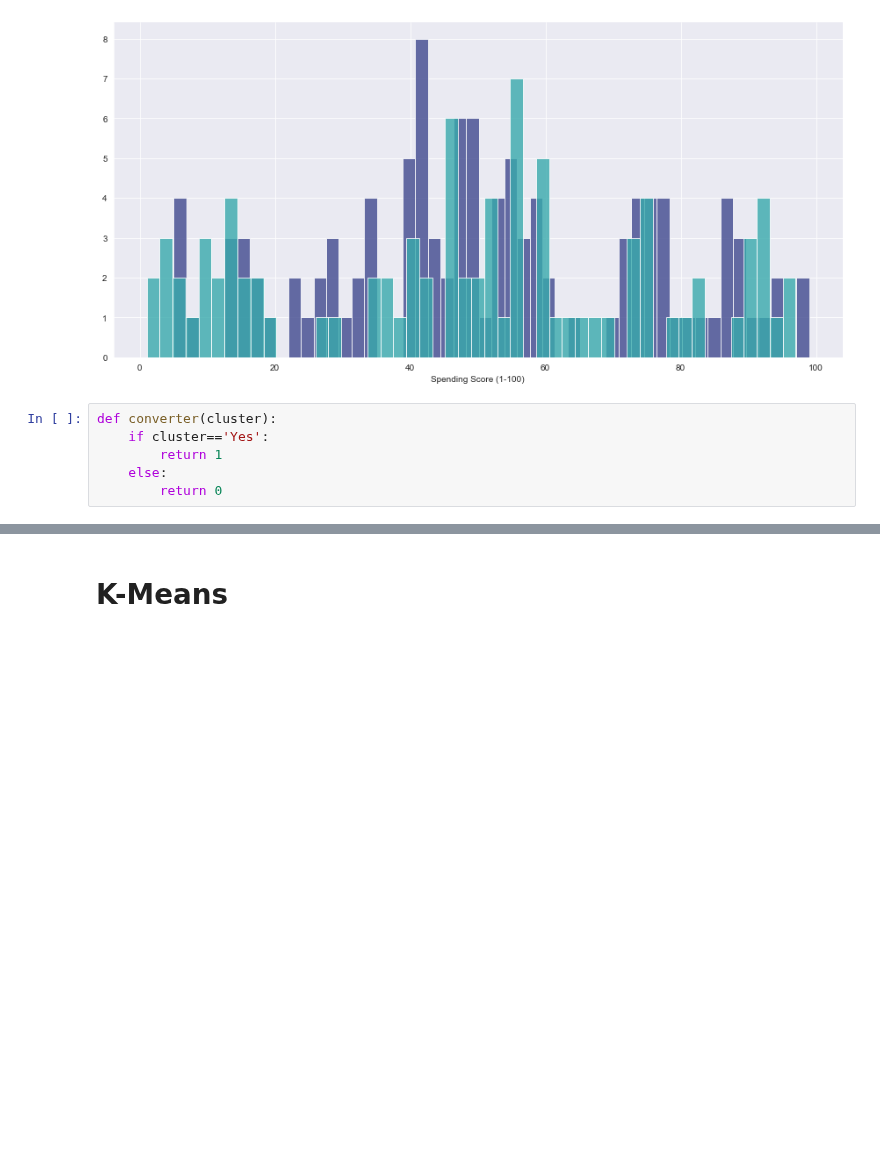
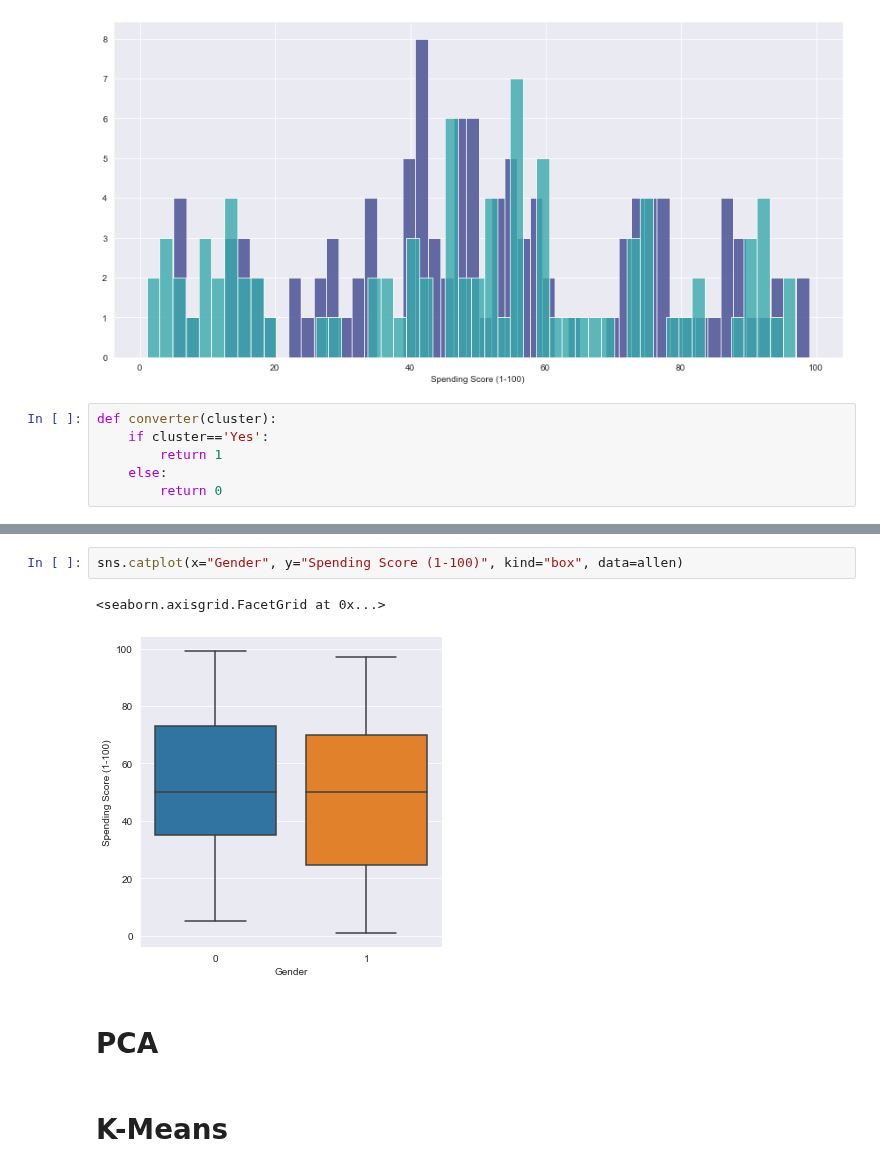
Before and after one commit to abphilip-vit/College7, a Jupyter notebook: T4/T4.ipynb, the cells around one changed output, grey strips where cells are left out. Cells and saved outputs as stored; diff of their text form; blank space fills up the shorter version.

```diff
--- a/T4/T4.ipynb
+++ b/T4/T4.ipynb
@@ -133,3 +119,10 @@ def converter(cluster):
+# %%
+sns.catplot(x="Gender", y="Spending Score (1-100)", kind="box", data=allen)
+# %% [output]
+<seaborn.axisgrid.FacetGrid at 0x...>
+[figure, added]
+# %% [markdown]
+# PCA
 # %% [markdown]
 # K-Means
 # %%
```
Also changed, not shown: parts of 8 cells of this notebook.
